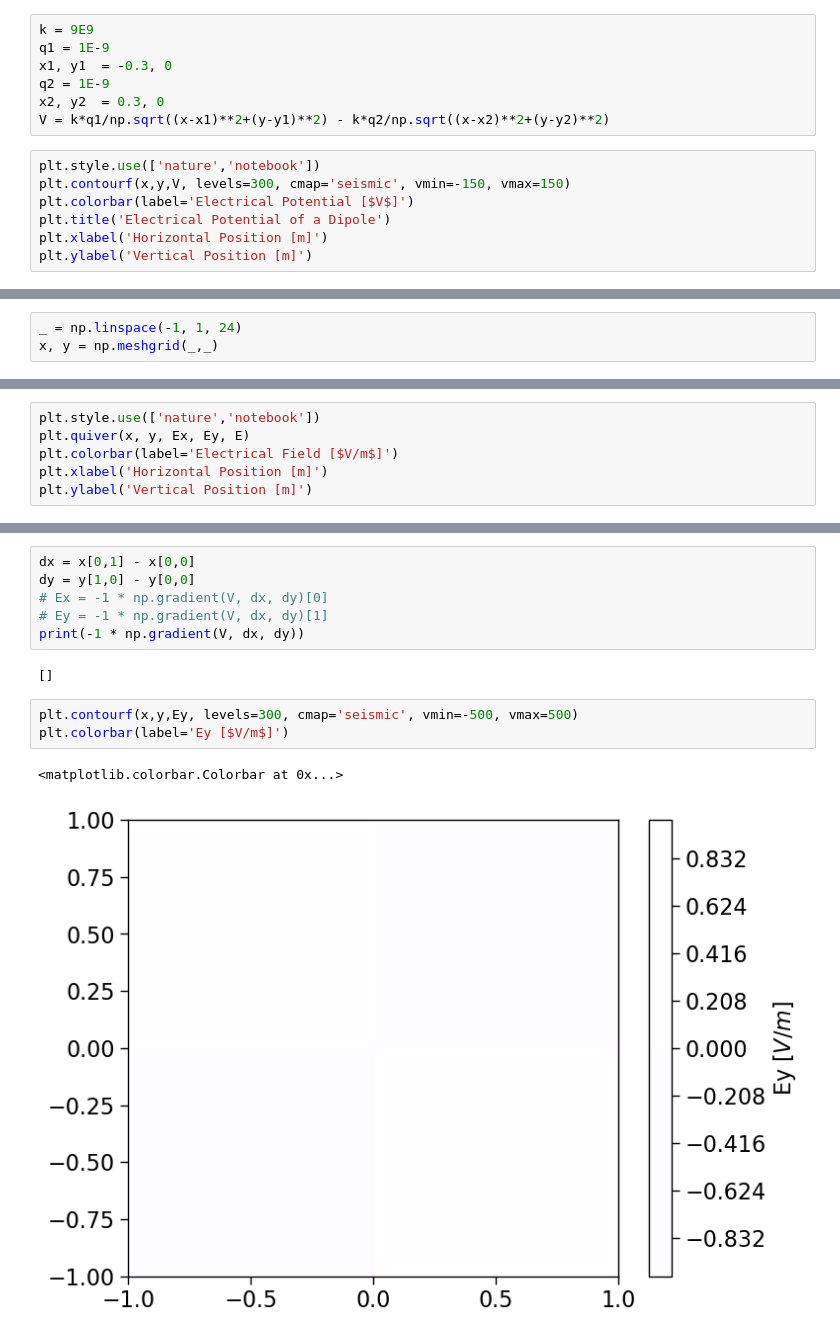
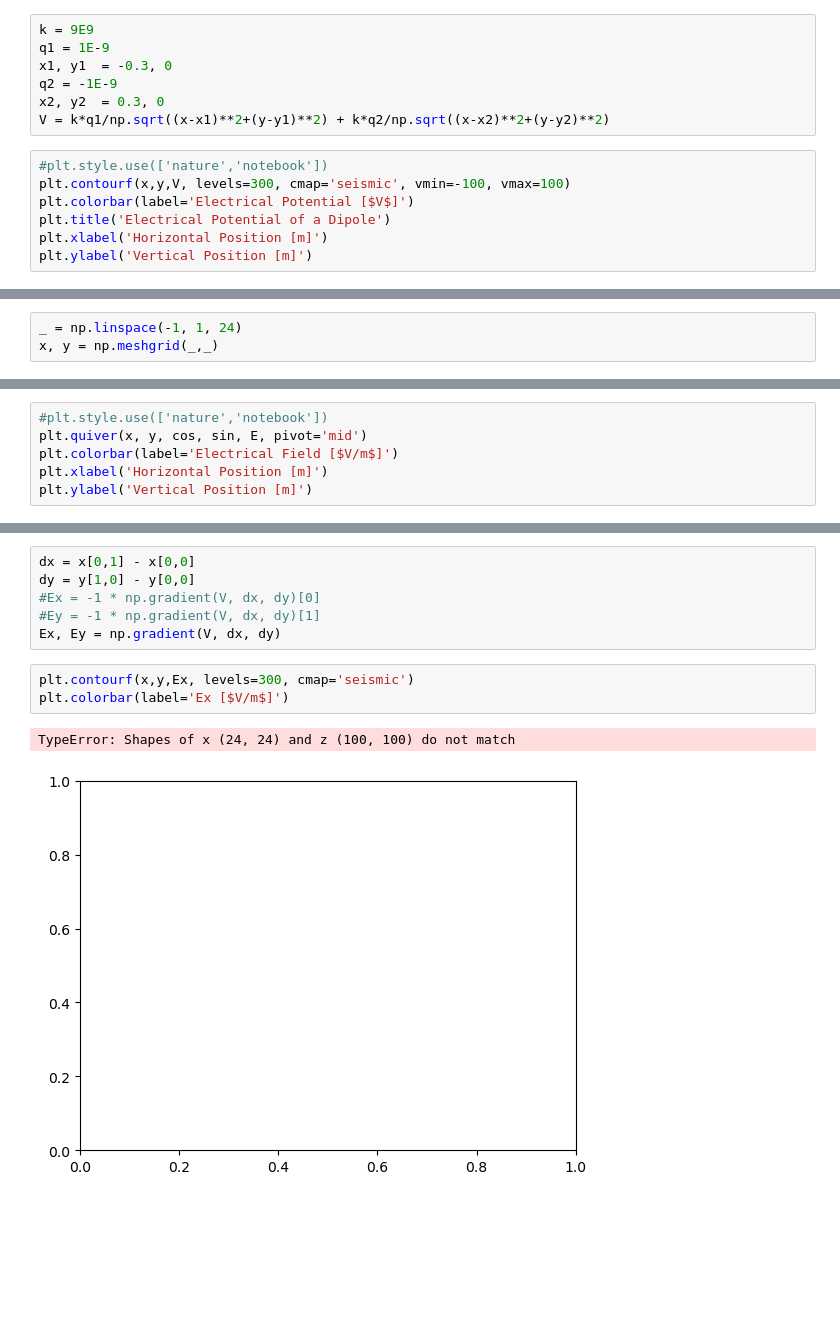
Before and after one commit to hezy/Electromagnetism, a Jupyter notebook: electric_dipole.ipynb, the cells around one changed output, grey strips where cells are left out. Drawn from its saved outputs; the diff is of its cells as text; blank space fills up the shorter version.

```diff
--- a/electric_dipole.ipynb
+++ b/electric_dipole.ipynb
@@ -10,12 +10,12 @@ $V(\vec r) = \frac{k q_1}{\left| \vec r - \vec r_1 \right|} + \frac{k q_2}{\left
 k = 9E9
 q1 = 1E-9
 x1, y1  = -0.3, 0
-q2 = 1E-9
+q2 = -1E-9
 x2, y2  = 0.3, 0
-V = k*q1/np.sqrt((x-x1)**2+(y-y1)**2) - k*q2/np.sqrt((x-x2)**2+(y-y2)**2)
+V = k*q1/np.sqrt((x-x1)**2+(y-y1)**2) + k*q2/np.sqrt((x-x2)**2+(y-y2)**2)
 # %%
-plt.style.use(['nature','notebook'])
-plt.contourf(x,y,V, levels=300, cmap='seismic', vmin=-150, vmax=150)
+#plt.style.use(['nature','notebook'])
+plt.contourf(x,y,V, levels=300, cmap='seismic', vmin=-100, vmax=100)
 plt.colorbar(label='Electrical Potential [$V$]')
 plt.title('Electrical Potential of a Dipole')
 plt.xlabel('Horizontal Position [m]')
@@ -50,6 +48,6 @@ Ey[Ey<-E_max] = -E_max
 # %%
-plt.style.use(['nature','notebook'])
-plt.quiver(x, y, Ex, Ey, E)
+#plt.style.use(['nature','notebook'])
+plt.quiver(x, y, cos, sin, E, pivot='mid')
 plt.colorbar(label='Electrical Field [$V/m$]')
 plt.xlabel('Horizontal Position [m]')
 plt.ylabel('Vertical Position [m]')
@@ -68,14 +65,12 @@ plt.show()
 # %%
 dx = x[0,1] - x[0,0]
 dy = y[1,0] - y[0,0]
-# Ex = -1 * np.gradient(V, dx, dy)[0]
-# Ey = -1 * np.gradient(V, dx, dy)[1]
-print(-1 * np.gradient(V, dx, dy))
+#Ex = -1 * np.gradient(V, dx, dy)[0]
+#Ey = -1 * np.gradient(V, dx, dy)[1]
+Ex, Ey = np.gradient(V, dx, dy)
-# %% [output]
-[]
 # %%
-plt.contourf(x,y,Ey, levels=300, cmap='seismic', vmin=-500, vmax=500)
-plt.colorbar(label='Ey [$V/m$]')
+plt.contourf(x,y,Ex, levels=300, cmap='seismic')
+plt.colorbar(label='Ex [$V/m$]')
 # %% [output]
-<matplotlib.colorbar.Colorbar at 0x...>
+TypeError: Shapes of x (24, 24) and z (100, 100) do not match
-[figure, old version]
+[figure, new version]
```
Also changed, not shown: parts of 12 cells of this notebook, 1 other file.
